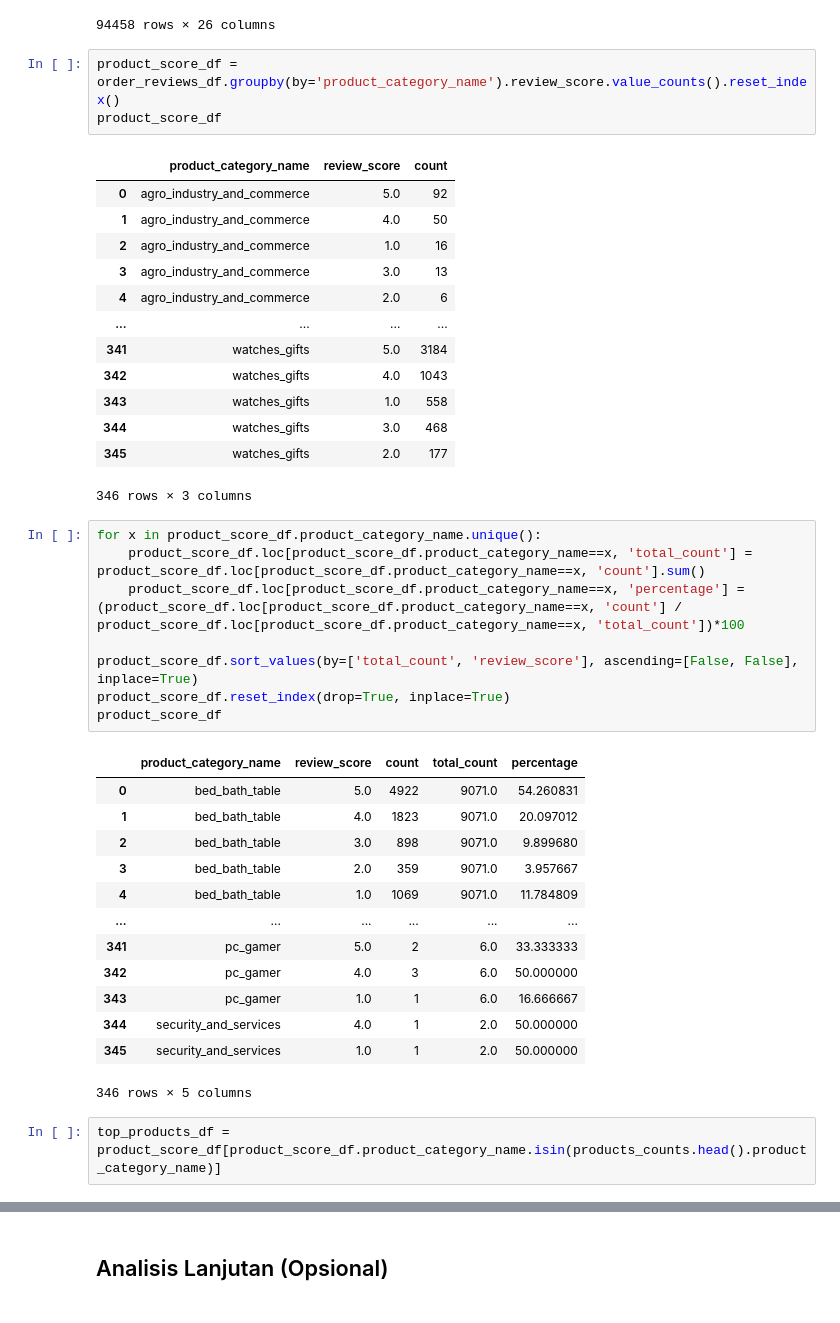
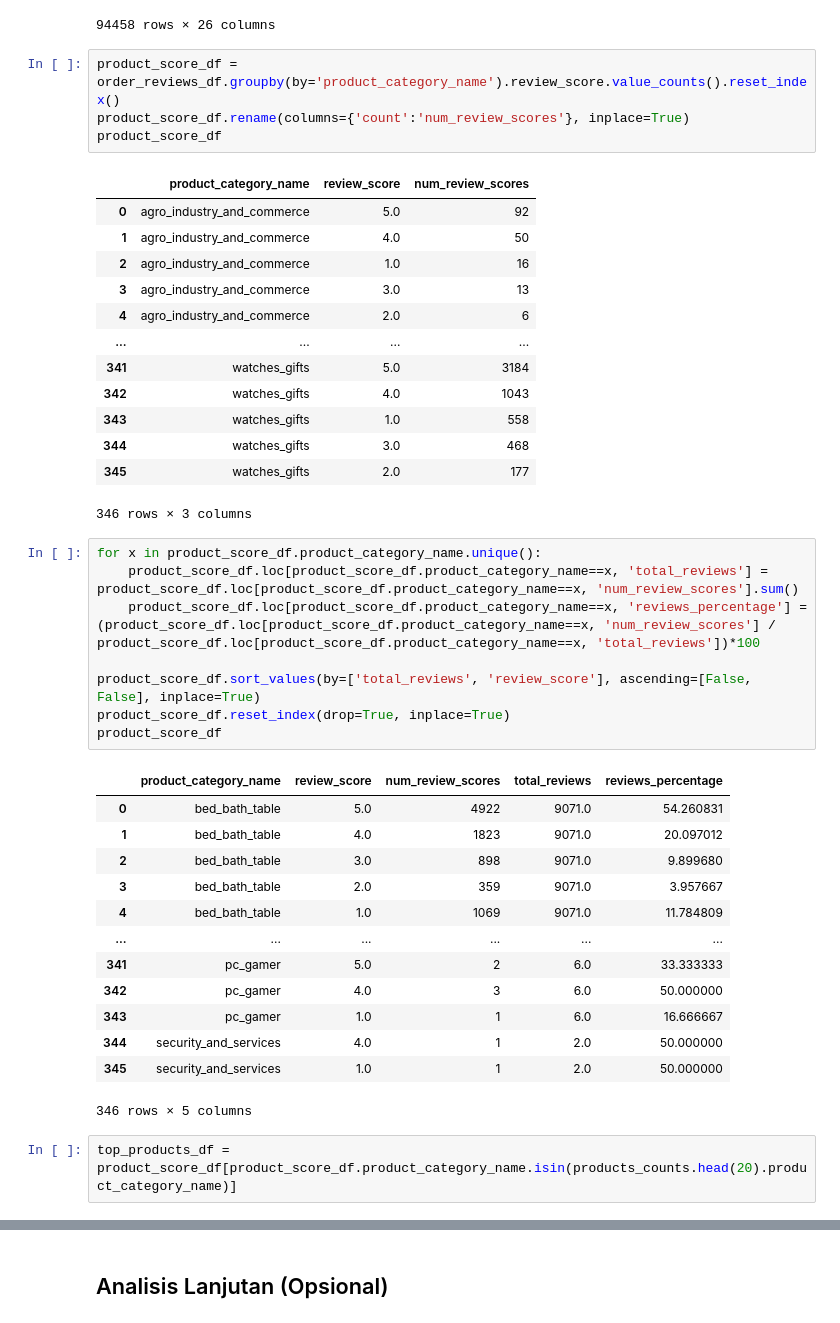
Before and after one commit to f2rra/dicoding, a Jupyter notebook: belajar-analisis-data-dengan-python/Proyek_Analisis_Data.ipynb, the cells around one changed output, grey strips where cells are left out. Cells and saved outputs as stored; diff of their text form.

```diff
--- a/belajar-analisis-data-dengan-python/Proyek_Analisis_Data.ipynb
+++ b/belajar-analisis-data-dengan-python/Proyek_Analisis_Data.ipynb
@@ -1791,9 +1795,10 @@ order_reviews_df
 94458 rows × 26 columns
 # %%
 product_score_df = order_reviews_df.groupby(by='product_category_name').review_score.value_counts().reset_index()
+product_score_df.rename(columns={'count':'num_review_scores'}, inplace=True)
 product_score_df
 # %% [output]
-|  | product_category_name | review_score | count |
+|  | product_category_name | review_score | num_review_scores |
 | 0 | agro_industry_and_commerce | 5.0 | 92 |
 | 1 | agro_industry_and_commerce | 4.0 | 50 |
 | 2 | agro_industry_and_commerce | 1.0 | 16 |
@@ -1808,14 +1813,14 @@ product_score_df
 346 rows × 3 columns
 # %%
 for x in product_score_df.product_category_name.unique():
-    product_score_df.loc[product_score_df.product_category_name==x, 'total_count'] = product_score_df.loc[product_score_df.product_category_name==x, 'count'].sum()
-    product_score_df.loc[product_score_df.product_category_name==x, 'percentage'] = (product_score_df.loc[product_score_df.product_category_name==x, 'count'] / product_score_df.loc[product_score_df.product_category_name==x, 'total_count'])*100
+    product_score_df.loc[product_score_df.product_category_name==x, 'total_reviews'] = product_score_df.loc[product_score_df.product_category_name==x, 'num_review_scores'].sum()
+    product_score_df.loc[product_score_df.product_category_name==x, 'reviews_percentage'] = (product_score_df.loc[product_score_df.product_category_name==x, 'num_review_scores'] / product_score_df.loc[product_score_df.product_category_name==x, 'total_reviews'])*100
 
-product_score_df.sort_values(by=['total_count', 'review_score'], ascending=[False, False], inplace=True)
+product_score_df.sort_values(by=['total_reviews', 'review_score'], ascending=[False, False], inplace=True)
 product_score_df.reset_index(drop=True, inplace=True)
 product_score_df
 # %% [output]
-|  | product_category_name | review_score | count | total_count | percentage |
+|  | product_category_name | review_score | num_review_scores | total_reviews | reviews_percentage |
 | 0 | bed_bath_table | 5.0 | 4922 | 9071.0 | 54.260831 |
 | 1 | bed_bath_table | 4.0 | 1823 | 9071.0 | 20.097012 |
 | 2 | bed_bath_table | 3.0 | 898 | 9071.0 | 9.899680 |
@@ -1829,7 +1834,7 @@ product_score_df
 | 345 | security_and_services | 1.0 | 1 | 2.0 | 50.000000 |
 346 rows × 5 columns
 # %%
-top_products_df = product_score_df[product_score_df.product_category_name.isin(products_counts.head().product_category_name)]
+top_products_df = product_score_df[product_score_df.product_category_name.isin(products_counts.head(20).product_category_name)]
 # %%
 top_products_df
 # %% [output]
```
Also changed, not shown: parts of 12 cells of this notebook.
